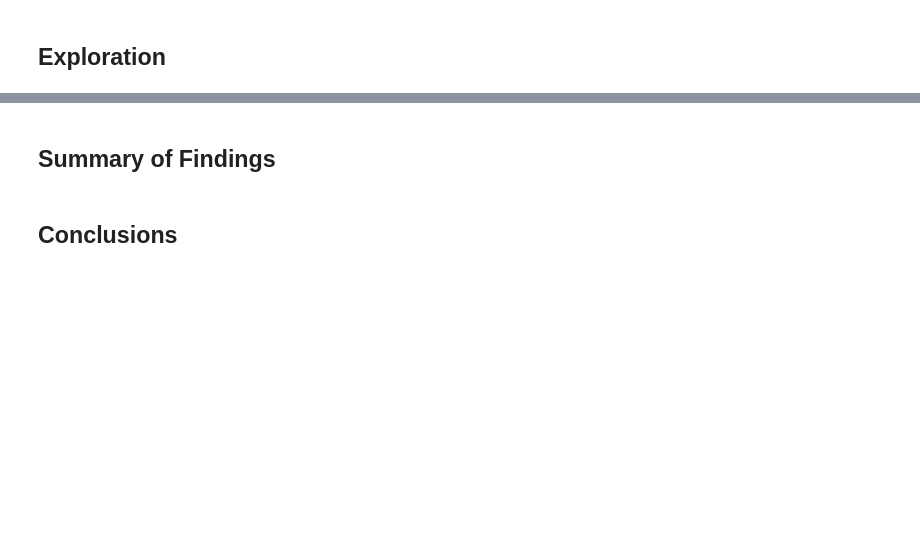
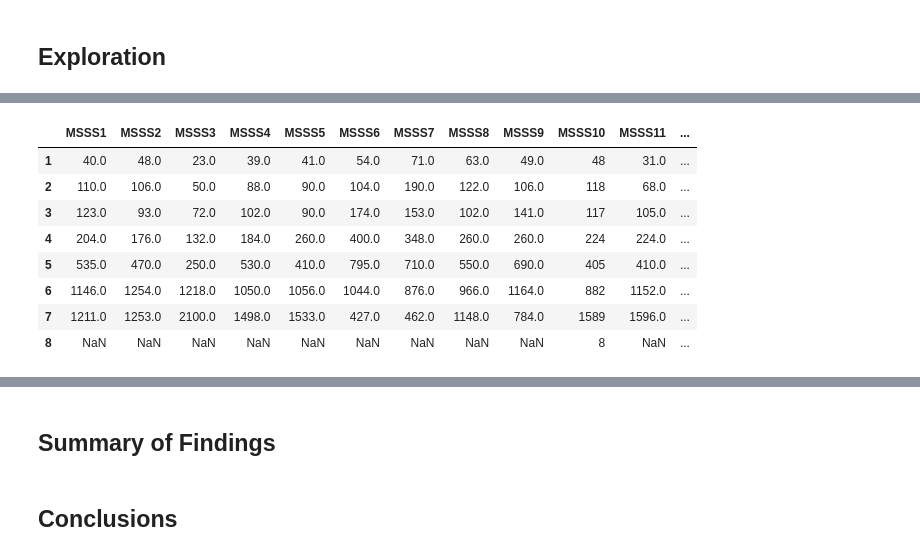
Before and after one commit to brk-a/MentalHealthAnalysis, a Jupyter notebook: exploration.ipynb, the cells around one changed output, grey strips where cells are left out. Saved outputs shown, nothing was run; the diff lists cells and outputs as text; code cells hidden in the pictures; blank space fills up the shorter version.

```diff
--- a/exploration.ipynb
+++ b/exploration.ipynb
@@ -185,0 +255,22 @@ def confirm_file_exists(file_name: str):
+# %%
+'''
+simple function to create a sum super set
+
+1 param, type `str`:
+@search_term: the term to search
+
+return: pandas df
+'''
+
+def create_sum_super_set(search_term: str):
+    """ create_sum_super_set"""
+    li = [i for i in df.columns if i.startswith(search_term)]
+    sum_dict = {}
+
+    for i in range(len(li)):
+        sum_grp = group_sum(li[i], li[i])
+        li_di = dict(sum_grp)
+        sum_dict[li[i]] = li_di
+    df_sum_dict = pd.DataFrame(sum_dict)
+
+    return df_sum_dict
@@ -290,0 +492,13 @@ df.sample(randint(5, 15))
+# %%
+sum_mpss = create_sum_super_set('MSSS')
+sum_mpss
+# %% [output]
+|  | MSSS1 | MSSS2 | MSSS3 | MSSS4 | MSSS5 | MSSS6 | MSSS7 | MSSS8 | MSSS9 | MSSS10 | MSSS11 | ... |
+| 1 | 40.0 | 48.0 | 23.0 | 39.0 | 41.0 | 54.0 | 71.0 | 63.0 | 49.0 | 48 | 31.0 | ... |
+| 2 | 110.0 | 106.0 | 50.0 | 88.0 | 90.0 | 104.0 | 190.0 | 122.0 | 106.0 | 118 | 68.0 | ... |
+| 3 | 123.0 | 93.0 | 72.0 | 102.0 | 90.0 | 174.0 | 153.0 | 102.0 | 141.0 | 117 | 105.0 | ... |
+| 4 | 204.0 | 176.0 | 132.0 | 184.0 | 260.0 | 400.0 | 348.0 | 260.0 | 260.0 | 224 | 224.0 | ... |
+| 5 | 535.0 | 470.0 | 250.0 | 530.0 | 410.0 | 795.0 | 710.0 | 550.0 | 690.0 | 405 | 410.0 | ... |
+| 6 | 1146.0 | 1254.0 | 1218.0 | 1050.0 | 1056.0 | 1044.0 | 876.0 | 966.0 | 1164.0 | 882 | 1152.0 | ... |
+| 7 | 1211.0 | 1253.0 | 2100.0 | 1498.0 | 1533.0 | 427.0 | 462.0 | 1148.0 | 784.0 | 1589 | 1596.0 | ... |
+| 8 | NaN | NaN | NaN | NaN | NaN | NaN | NaN | NaN | NaN | 8 | NaN | ... |
```
Also changed, not shown: parts of 22 cells of this notebook, 1 other file.
